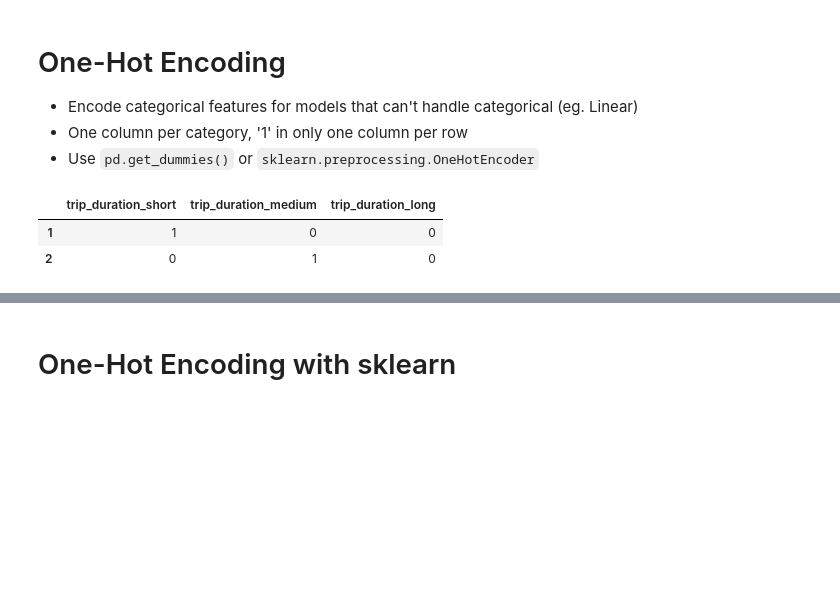
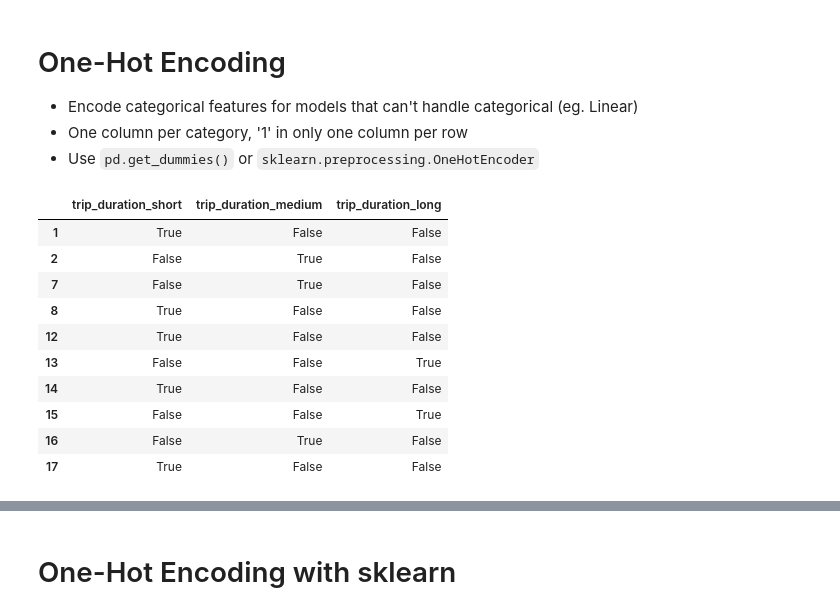
Before and after one commit to ZhaoJackson/Data_Science_, a Jupyter notebook: week 8/eods-week08-data_cleaning_and_feature_engineering.ipynb, the cells around one changed output, grey strips where cells are left out. Saved outputs shown, nothing was run; the diff lists cells and outputs as text; code cells hidden in the pictures; blank space fills up the shorter version.

```diff
--- a/week 8/eods-week08-data_cleaning_and_feature_engineering.ipynb
+++ b/week 8/eods-week08-data_cleaning_and_feature_engineering.ipynb
@@ -856,11 +1048,19 @@ df_taxi_bin[['trip_duration','trip_duration_binned']].iloc[:10]
 - One column per category, '1' in only one column per row
 - Use `pd.get_dummies()` or `sklearn.preprocessing.OneHotEncoder`
 # %%
-pd.get_dummies(df_taxi_bin.trip_duration_binned, prefix='trip_duration').iloc[:2]
+pd.get_dummies(df_taxi_bin.trip_duration_binned, prefix='trip_duration').iloc[:10]
 # %% [output]
 |  | trip_duration_short | trip_duration_medium | trip_duration_long |
-| 1 | 1 | 0 | 0 |
-| 2 | 0 | 1 | 0 |
+| 1 | True | False | False |
+| 2 | False | True | False |
+| 7 | False | True | False |
+| 8 | True | False | False |
+| 12 | True | False | False |
+| 13 | False | False | True |
+| 14 | True | False | False |
+| 15 | False | False | True |
+| 16 | False | True | False |
+| 17 | True | False | False |
 # %%
 # to add back to dataframe, use join (will discuss .join() next time)
 df_taxi_bin.join(pd.get_dummies(df_taxi_bin.trip_duration_binned, prefix='trip_duration')).iloc[:2,-6:] # not saved
```
Also changed, not shown: parts of 38 cells of this notebook, 18 other files.
